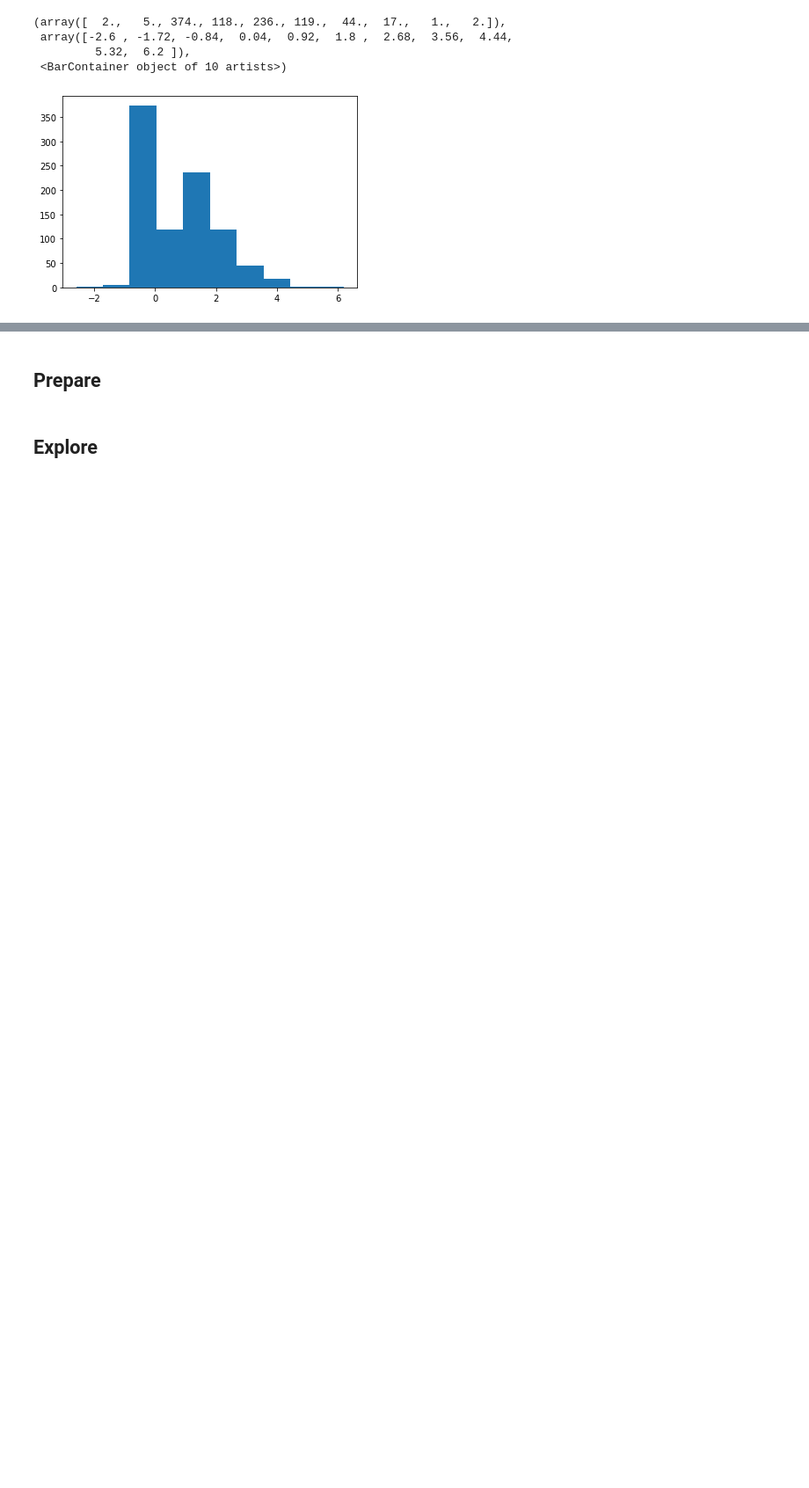
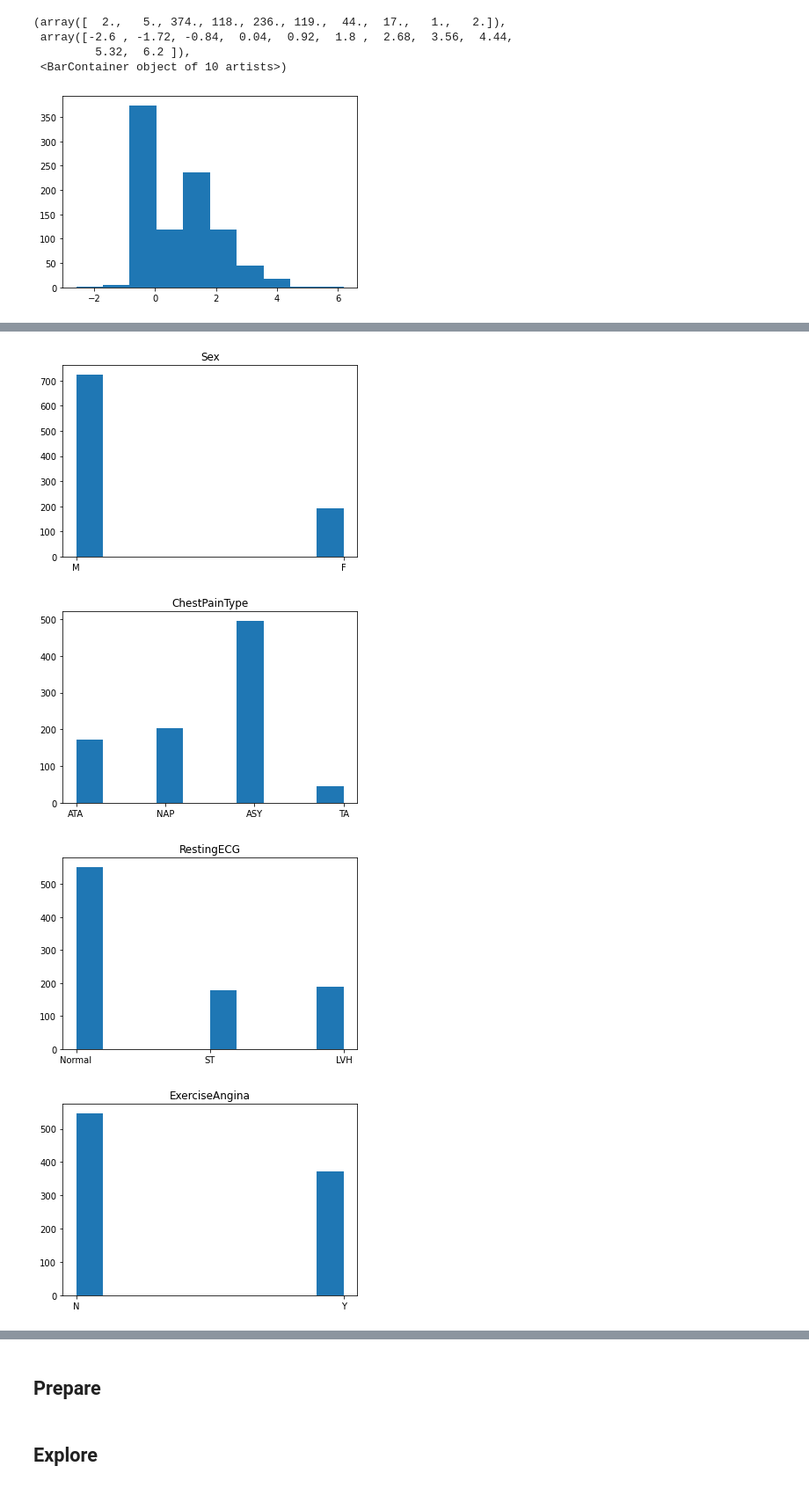
Before and after one commit to albertopuentes/small-side-projects, a Jupyter notebook: HeartDiseasePrediction.ipynb, the cells around one changed output, grey strips where cells are left out. Shown at 88% size. Saved outputs shown, nothing was run; the diff lists cells and outputs as text; code cells hidden in the pictures; blank space fills up the shorter version.

```diff
--- a/HeartDiseasePrediction.ipynb
+++ b/HeartDiseasePrediction.ipynb
@@ -141,0 +180,10 @@ plt.hist(data.Oldpeak)
+# %%
+for col in cat_cols:
+    plt.hist(data[col])
+    plt.title(col)
+    plt.show()
+# %% [output]
+[figure, added]
+[figure, added]
+[figure, added]
+[figure, added]
```
Also changed, not shown: parts of 7 cells of this notebook.
